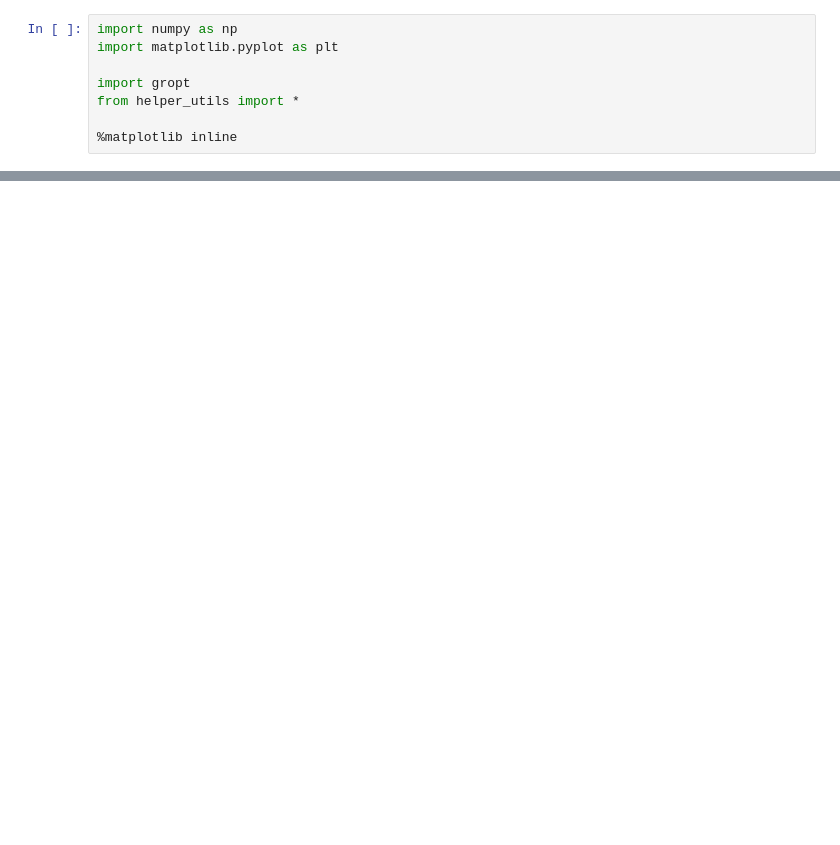
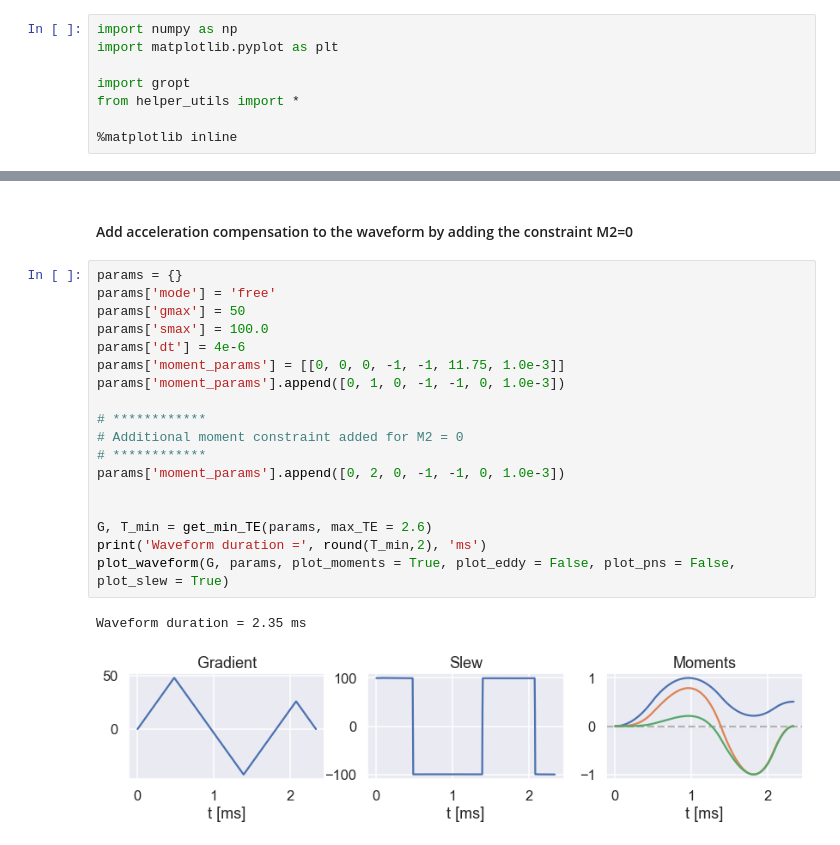
Before and after one commit to mloecher/gropt, a Jupyter notebook: python/ismrm_demo.ipynb, the cells around one changed output, grey strips where cells are left out. Cells and saved outputs as stored; diff of their text form; blank space fills up the shorter version.

```diff
--- a/python/ismrm_demo.ipynb
+++ b/python/ismrm_demo.ipynb
@@ -94,0 +101,23 @@ Min TE = 1.0328125000000001 ms
+# %% [markdown]
+#### Add acceleration compensation to the waveform by adding the constraint M2=0
+# %%
+params = {}
+params['mode'] = 'free'
+params['gmax'] = 50
+params['smax'] = 100.0
+params['dt'] = 4e-6
+params['moment_params'] = [[0, 0, 0, -1, -1, 11.75, 1.0e-3]]
+params['moment_params'].append([0, 1, 0, -1, -1, 0, 1.0e-3])
+
+# ************
+# Additional moment constraint added for M2 = 0
+# ************
+params['moment_params'].append([0, 2, 0, -1, -1, 0, 1.0e-3])
+
+
+G, T_min = get_min_TE(params, max_TE = 2.6)
+print('Waveform duration =', round(T_min,2), 'ms')
+plot_waveform(G, params, plot_moments = True, plot_eddy = False, plot_pns = False, plot_slew = True)
+# %% [output]
+Waveform duration = 2.35 ms
+[figure, added]
```
Also changed, not shown: parts of 27 cells of this notebook, 4 other files.
